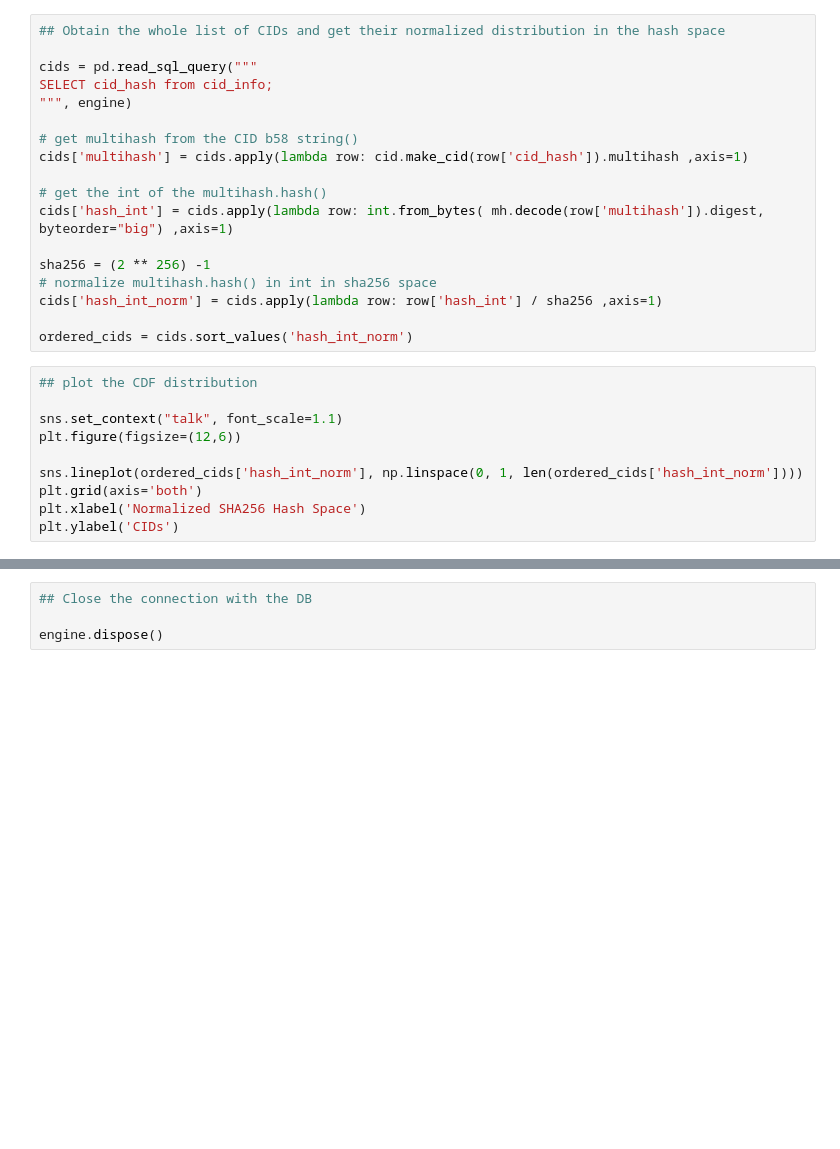
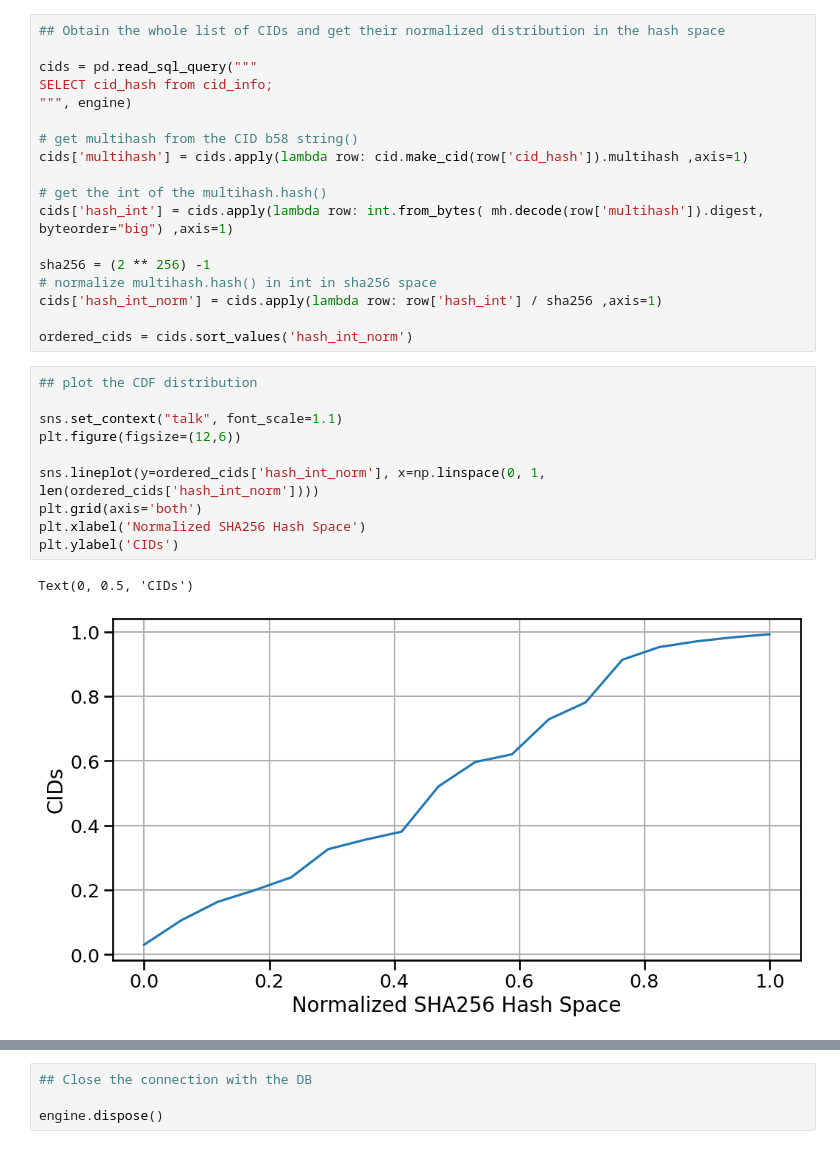
Before and after one commit to cortze/ipfs-cid-hoarder, a Jupyter notebook: analyzer/cid_distribution_in_hash_space.ipynb, the cells around one changed output, grey strips where cells are left out. Cells and saved outputs as stored; diff of their text form; blank space fills up the shorter version.

```diff
--- a/analyzer/cid_distribution_in_hash_space.ipynb
+++ b/analyzer/cid_distribution_in_hash_space.ipynb
@@ -46,13 +46,16 @@ ordered_cids = cids.sort_values('hash_int_norm')
 # %%
 ## plot the CDF distribution
 
 sns.set_context("talk", font_scale=1.1)
 plt.figure(figsize=(12,6))
 
-sns.lineplot(ordered_cids['hash_int_norm'], np.linspace(0, 1, len(ordered_cids['hash_int_norm'])))
+sns.lineplot(y=ordered_cids['hash_int_norm'], x=np.linspace(0, 1, len(ordered_cids['hash_int_norm'])))
 plt.grid(axis='both')
 plt.xlabel('Normalized SHA256 Hash Space')
 plt.ylabel('CIDs')
+# %% [output]
+Text(0, 0.5, 'CIDs')
+[figure, added]
 # %%
 ## plot the PFD distribution
 
```
Also changed, not shown: parts of 1 cell of this notebook, 1 other file.
